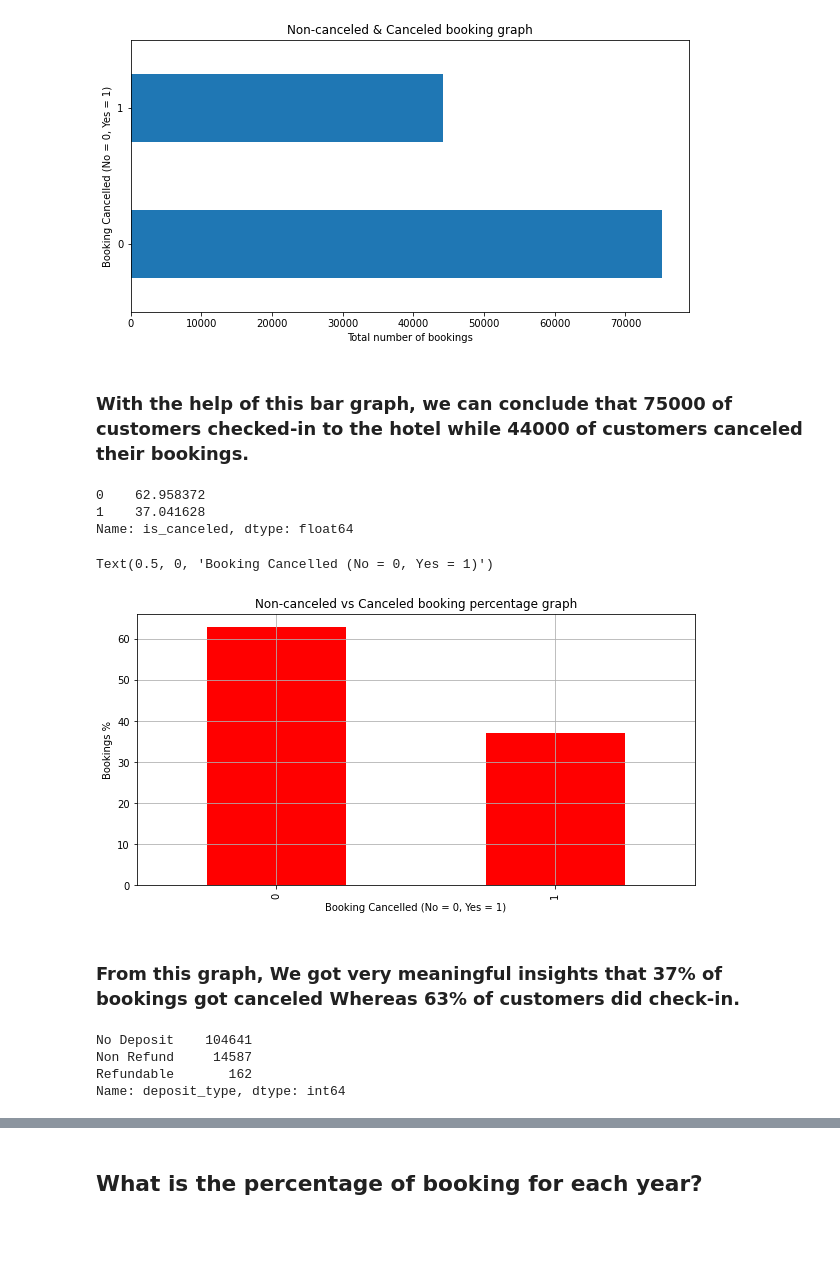
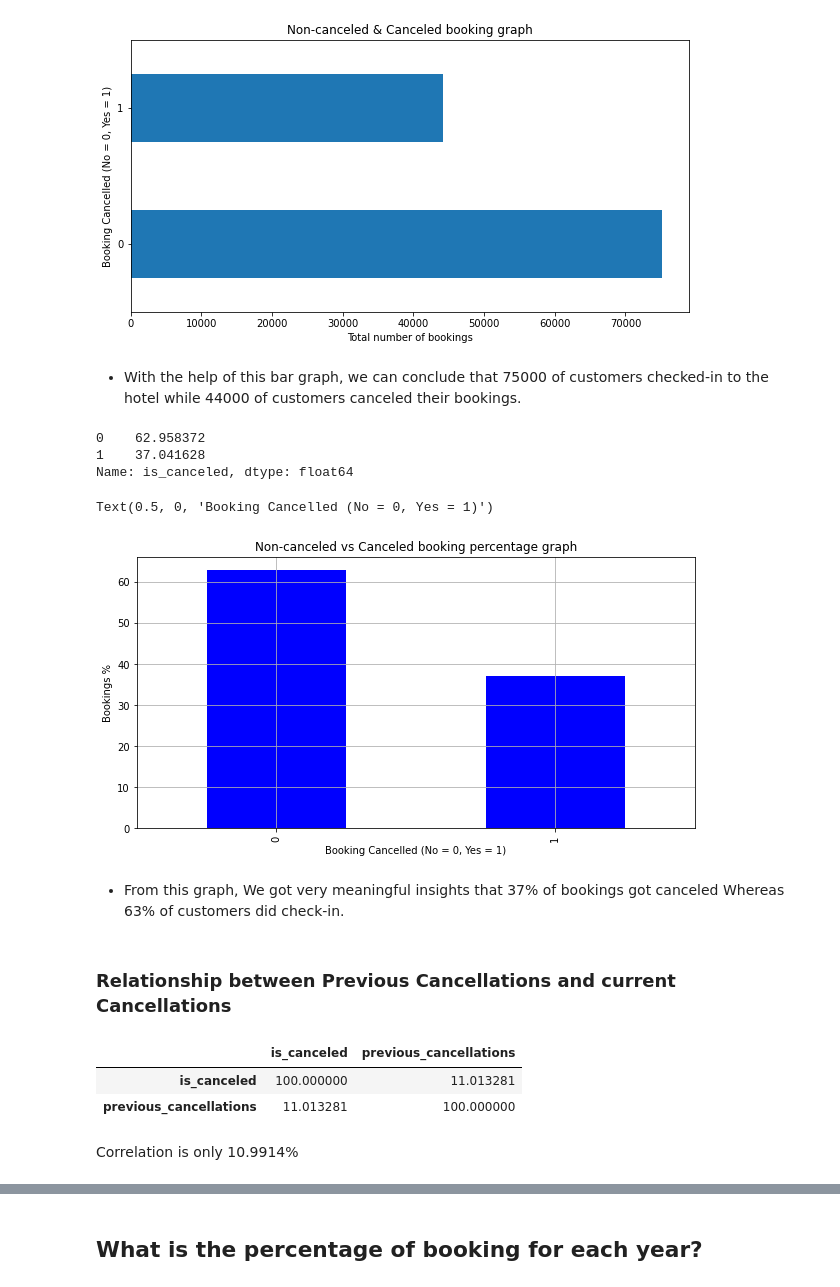
Before and after one commit to Animesh227/Hotel-Booking-Analysis, a Jupyter notebook: Hotel_Booking_Analysis_Capstone_Project_Animesh_Chakraborty.ipynb, the cells around one changed output, grey strips where cells are left out. Drawn from its saved outputs; the diff is of its cells as text; code cells hidden in the pictures; blank space fills up the shorter version.

```diff
--- a/Hotel_Booking_Analysis_Capstone_Project_Animesh_Chakraborty.ipynb
+++ b/Hotel_Booking_Analysis_Capstone_Project_Animesh_Chakraborty.ipynb
@@ -215,7 +231,7 @@ plt.ylabel('Booking Cancelled (No = 0, Yes = 1)')
 Text(0, 0.5, 'Booking Cancelled (No = 0, Yes = 1)')
 [figure]
 # %% [markdown]
-### **With the help of this bar graph, we can conclude that 75000 of customers checked-in  to the hotel while 44000 of customers canceled their bookings.**
+*   With the help of this bar graph, we can conclude that 75000 of customers checked-in to the hotel while 44000 of customers canceled their bookings.
 # %%
 # Finding the percentage of booking
 booking_percentage= is_canceled_counts/is_canceled_counts.sum()*100
@@ -227,22 +243,25 @@ Name: is_canceled, dtype: float64
 # %%
 # Plot the graph for non-canceled vs canceled bookings percentage
 
-booking_percentage.plot(kind='bar',color='red')
+booking_percentage.plot(kind='bar',color='blue')
 plt.grid()
 plt.title('Non-canceled vs Canceled booking percentage graph')
 plt.ylabel('Bookings %')
 plt.xlabel('Booking Cancelled (No = 0, Yes = 1)')
 # we can also use pie chart
 # %% [output]
 Text(0.5, 0, 'Booking Cancelled (No = 0, Yes = 1)')
-[figure, old version]
+[figure, new version]
 # %% [markdown]
-### **From this graph, We got very meaningful insights that 37% of bookings got canceled  Whereas 63% of customers did check-in.**
+*   From this graph, We got very meaningful insights that 37% of bookings got canceled Whereas 63% of customers did check-in.
-# %%
-deposit_type = df['deposit_type'].value_counts()
-deposit_type
-# %% [output]
-No Deposit    104641
-Non Refund     14587
-Refundable       162
-Name: deposit_type, dtype: int64
+# %% [markdown]
+### Relationship between Previous Cancellations and current Cancellations
+# %%
+# Finding the correlation between is_canceled and previous_cancellations
+df[['is_canceled','previous_cancellations']].corr() * 100
+# %% [output]
+|  | is_canceled | previous_cancellations |
+| is_canceled | 100.000000 | 11.013281 |
+| previous_cancellations | 11.013281 | 100.000000 |
+# %% [markdown]
+Correlation is only 10.9914%
```
Also changed, not shown: parts of 94 cells of this notebook.
